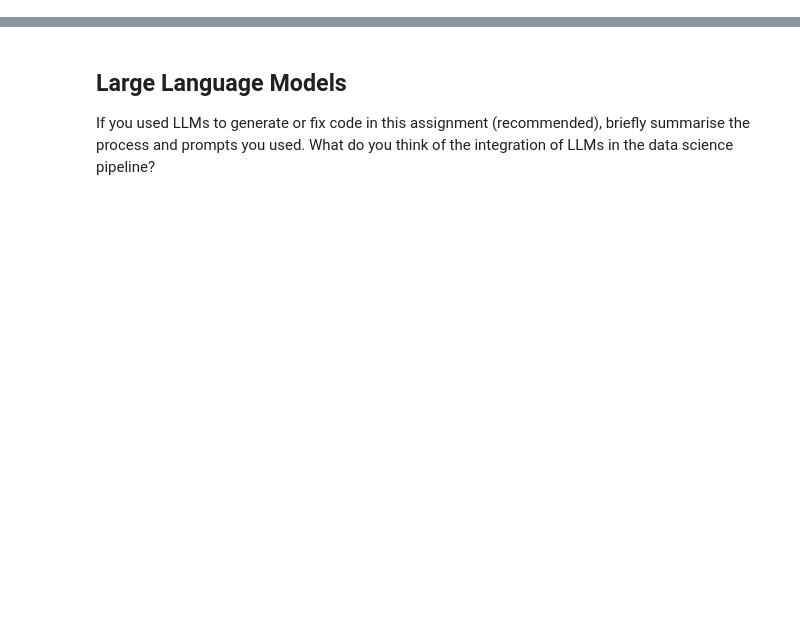
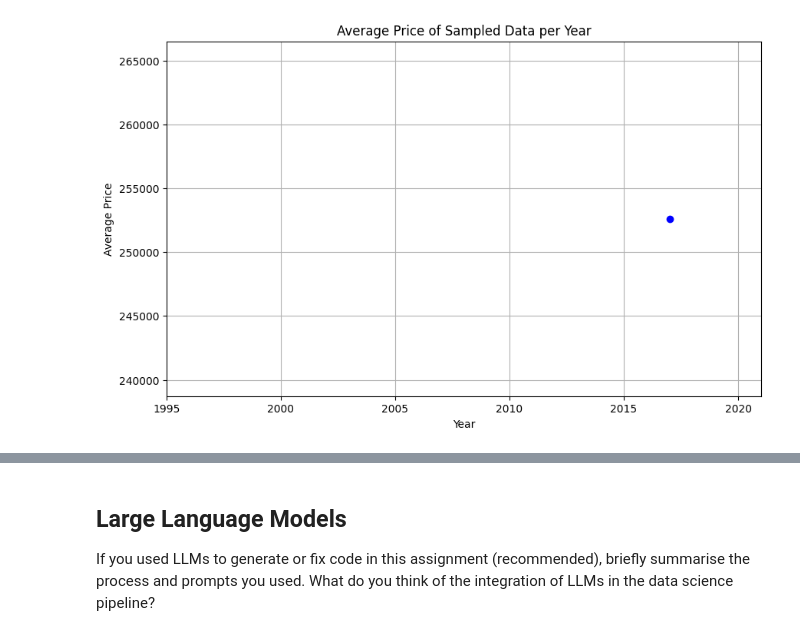
Before and after one commit to jeffrey-22/ads, a Jupyter notebook: notebooks/assessment_wip.ipynb, the cells around one changed output, grey strips where cells are left out. Cells and saved outputs as stored; diff of their text form; code cells hidden in the pictures; blank space fills up the shorter version.

```diff
--- a/notebooks/assessment_wip.ipynb
+++ b/notebooks/assessment_wip.ipynb
@@ -85,0 +72,4 @@ Reasonings for the model:
+# %%
+fynesse.assess.plot_average_house_price_against_year()
+# %% [output]
+[figure, added]
```
Also changed, not shown: parts of 11 cells of this notebook, 5 other files.
